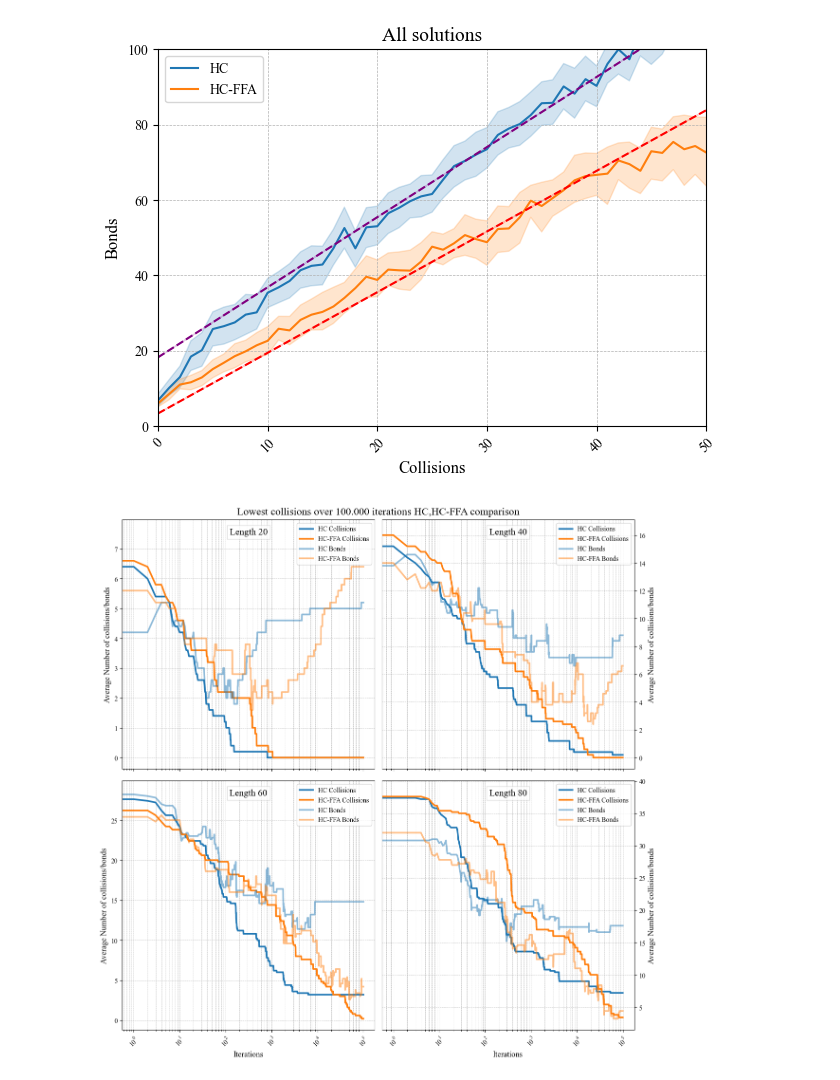
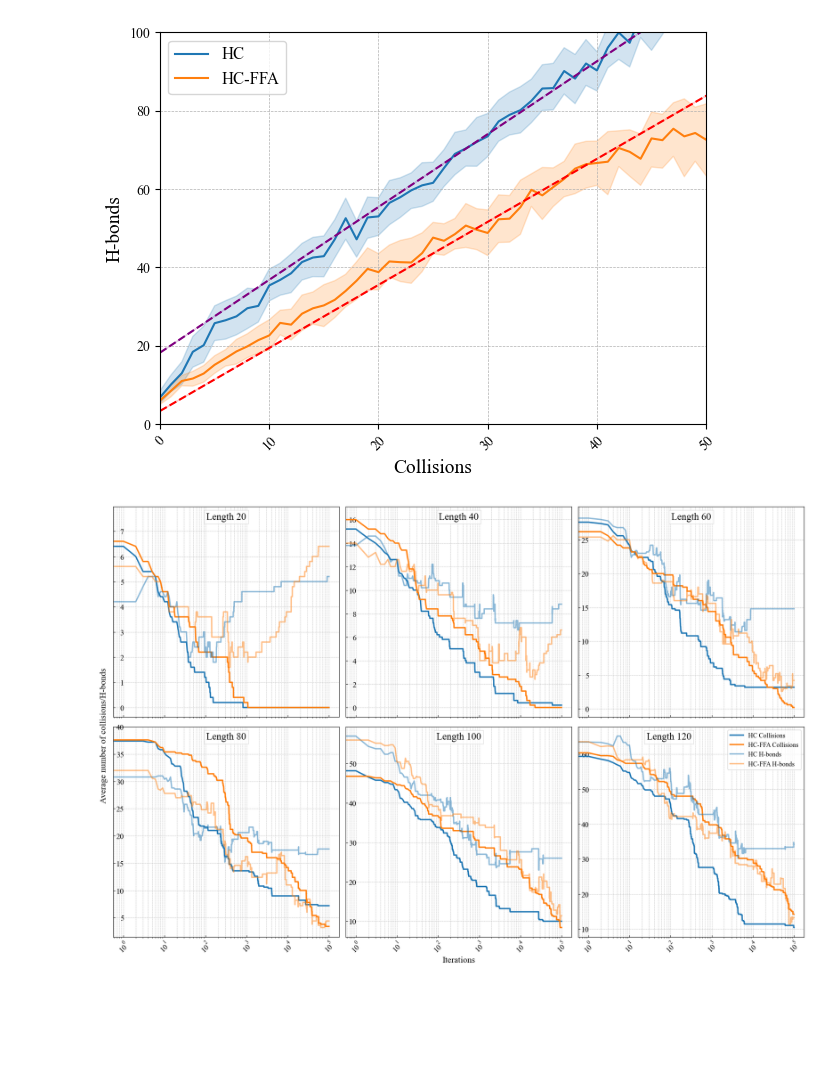
Before and after one commit to JonathanasKoutstaal/FFAinProteinFolding, a Jupyter notebook: Notebooks/Experiment3.ipynb, the cells around one changed output. Cells and saved outputs as stored; diff of their text form; code cells hidden in the pictures; blank space fills up the shorter version.

```diff
--- a/Notebooks/Experiment3.ipynb
+++ b/Notebooks/Experiment3.ipynb
@@ -492,12 +537,12 @@ p2 = np.poly1d(z2)
 sns.lineplot(x=HCFFAAll['Coltest2'], y=p2(HCFFAAll['Coltest2']), linestyle="--", color='red')
 
 # Set labels and title
-plt.xlabel('Collisions', fontsize=12)
-plt.ylabel('Bonds', fontsize=12)
+plt.xlabel('Collisions', fontsize=14)
+plt.ylabel('H-bonds', fontsize=14)
 plt.xlim(0,50)
 plt.ylim(0,100)
-plt.legend(loc="upper left", prop={"size": 10})
-plt.title('All solutions', fontsize=14)
+plt.legend(loc="upper left", prop={"size": 12})
+#plt.title('All solutions', fontsize=14)
 plt.xticks(rotation=45)
 plt.rcParams["font.family"] = "Times New Roman"
 plt.grid(True, which="both", linestyle="--", linewidth=0.5)
@@ -506,45 +551,55 @@ plt.grid(True, which="both", linestyle="--", linewidth=0.5)
 plt.tight_layout()
 plt.show()
 # %% [output]
-[figure, old version]
+[figure, new version]
 # %%
-lengths = [20, 40, 60, 80]
+lengths = [20, 40, 60, 80, 100, 120]
 
 # Increase figure size
-fig, axs = plt.subplots(2, 2, figsize=(12, 12))
+fig, axs = plt.subplots(2, 3, figsize=(18, 12))
 
 # Add a figure title
-fig.suptitle('Lowest collisions over 100.000 iterations HC,HC-FFA comparison', fontsize=16)
+#fig.suptitle('Lowest collisions over 100.000 iterations HC,HC-FFA comparison', fontsize=16)
 
 for i, length in enumerate(lengths):
-    row = i // 2
-    col = i % 2
+    row = i // 3
+    col = i % 3
     sns.lineplot(x='Iteration', y='MinCol', data=AvgMoHCMin_Data[AvgMoHCMin_Data['length'] == length], label='HC Collisions', linestyle="-", ax=axs[row, col], linewidth=2.5)
     sns.lineplot(x='Iteration', y='MinCol', data=AvgMoHCMinFFA_Data[AvgMoHCMinFFA_Data['length'] == length], label='HC-FFA Collisions', linestyle="-", ax=axs[row, col], linewidth=2.5)
-    sns.lineplot(x='Iteration', y='MinBonds', data=AvgMoHCMin_Data[AvgMoHCMin_Data['length'] == length], label='HC Bonds', linestyle="-", ax=axs[row, col], linewidth=2.5, color=sns.color_palette()[0], alpha=0.5)
-    sns.lineplot(x='Iteration', y='MinBonds', data=AvgMoHCMinFFA_Data[AvgMoHCMinFFA_Data['length'] == length], label='HC-FFA Bonds', linestyle="-", ax=axs[row, col], linewidth=2.5, color=sns.color_palette()[1], alpha=0.5)
+    sns.lineplot(x='Iteration', y='MinBonds', data=AvgMoHCMin_Data[AvgMoHCMin_Data['length'] == length], label='HC H-bonds', linestyle="-", ax=axs[row, col], linewidth=2.5, color=sns.color_palette()[0], alpha=0.5)
+    sns.lineplot(x='Iteration', y='MinBonds', data=AvgMoHCMinFFA_Data[AvgMoHCMinFFA_Data['length'] == length], label='HC-FFA H-bonds', linestyle="-", ax=axs[row, col], linewidth=2.5, color=sns.color_palette()[1], alpha=0.5)
 
-    axs[row, col].set_ylabel('Average Number of collisions/bonds', fontsize=12)
-    axs[row, col].legend(loc="upper right", prop={"size": 10})
+    axs[row, col].set_ylabel('', fontsize=16)
     axs[row, col].set_xscale('log')
-    axs[row, col].text(0.5, 0.95, f'Length {length}', fontsize=14, ha='center', va='center', transform=axs[row, col].transAxes, bbox=dict(facecolor='white', alpha=0.75, edgecolor='lightgrey'))
-    axs[row, col].tick_params(axis='x', rotation=45)
+    axs[row, col].tick_params(axis='x', rotation=45, direction='in', labelsize=14)
+    axs[row, col].tick_params(axis='y', direction='in', labelsize=14, pad=-20)
     axs[row, col].grid(True, which="both", linestyle="--", linewidth=0.5)
+
 
     # Remove x-axis label and values for the top graphs
     if row == 0:
         axs[row, col].set_xlabel('')
         axs[row, col].set_xticklabels([])
+    elif col == 1:
+        axs[row, col].set_xlabel('Iterations', fontsize=16)
     else:
-        axs[row, col].set_xlabel('Iterations', fontsize=12)
+        axs[row, col].set_xlabel('')
 
-    # Move y-axis to right for the right graphs
-    if col == 1:
-        axs[row, col].yaxis.tick_right()
-        axs[row, col].yaxis.set_label_position("right")
+
+    if col >= 1:
+        axs[row, col].set_ylabel('')
+
+    if i == len(lengths) - 1:
+        axs[row, col].legend(loc="upper right", prop={"size": 12})
+        axs[row, col].text(0.5, 0.95, f'Length {length}', fontsize=18, ha='right', va='center', transform=axs[row, col].transAxes, bbox=dict(facecolor='white', alpha=0.75, edgecolor='lightgrey'))
+    else:
+        axs[row, col].legend([],[], frameon=False)
+        axs[row, col].text(0.5, 0.95, f'Length {length}', fontsize=18, ha='center', va='center', transform=axs[row, col].transAxes, bbox=dict(facecolor='white', alpha=0.75, edgecolor='lightgrey'))
+
+fig.text(-0.01, 0.5, 'Average number of collisions/H-bonds', va='center', rotation='vertical', fontsize=16)
 
 plt.tight_layout()
 plt.show()
 # %% [output]
-[figure, old version]
+[figure, new version]
 # %%
```
Also changed, not shown: parts of 12 cells of this notebook, 22 other files.
